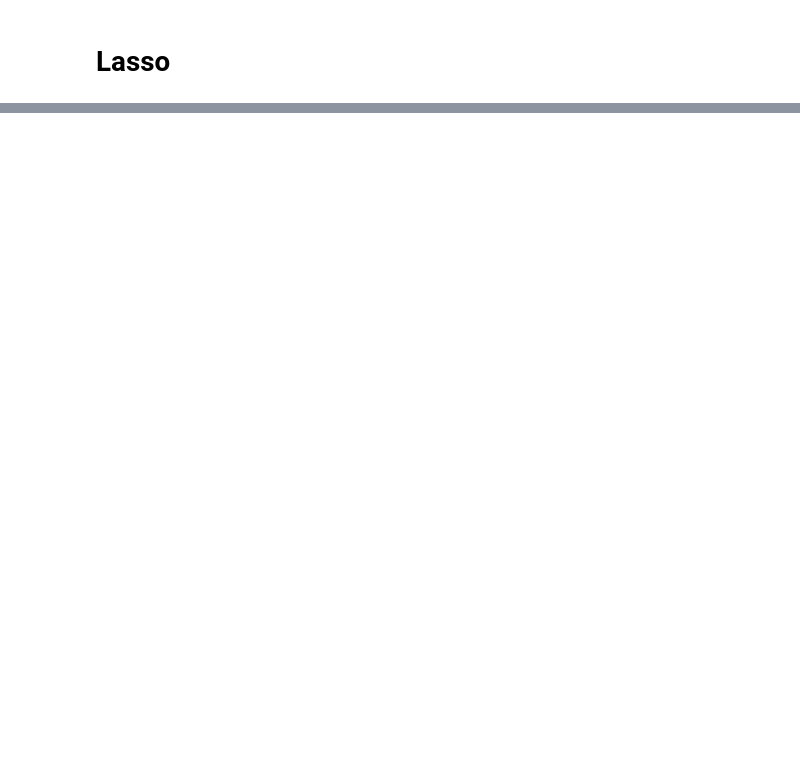
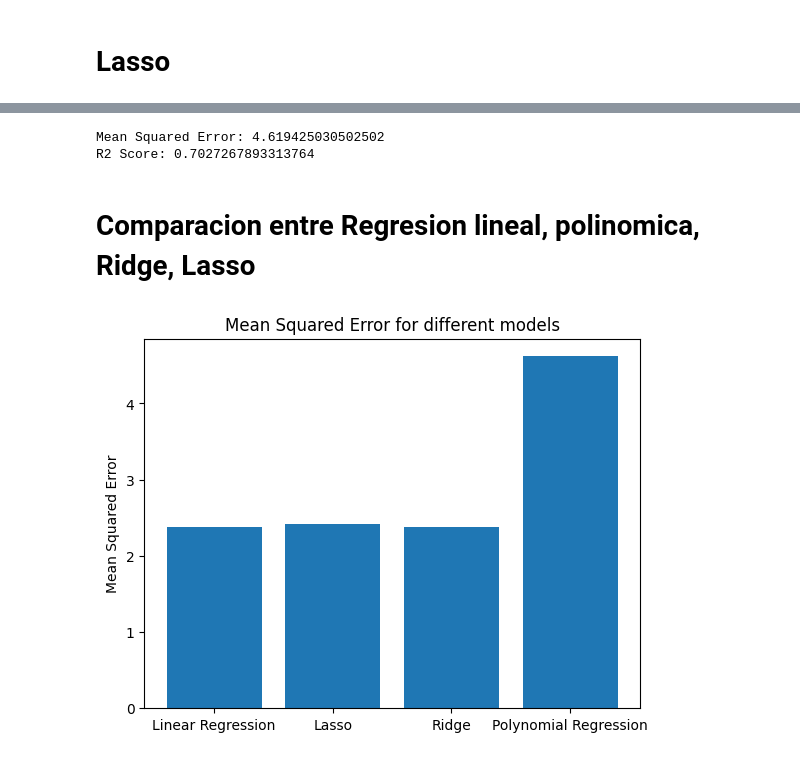
Before and after one commit to MatiasdeBuren/Final-Modelos-y-Simulacion, a Jupyter notebook: modelosFinal.ipynb, the cells around one changed output, grey strips where cells are left out. Cells and saved outputs as stored; diff of their text form; code cells hidden in the pictures; blank space fills up the shorter version.

```diff
--- a/modelosFinal.ipynb
+++ b/modelosFinal.ipynb
@@ -157,0 +302,23 @@ Gender_Male -0.0
+# %%
+PolynomialFeatures = PolynomialFeatures(2)
+X_poly = PolynomialFeatures.fit_transform(X)
+X_train, X_test, y_train, y_test = train_test_split(X_poly, y, test_size=0.2, random_state=42)
+model = sm.OLS(y_train, X_train).fit()
+predictions = model.predict(X_test)
+mse_polinomial = mean_squared_error(y_test, predictions)
+r2_polinomial = r2_score(y_test, predictions)
+coeficientes_polynomial = model.params[:len(x_train.columns)]
+print('Mean Squared Error:', mse_polinomial)
+print('R2 Score:', r2_polinomial)
+# %% [output]
+Mean Squared Error: 4.619425030502502
+R2 Score: 0.7027267893313764
+# %% [markdown]
+# Comparacion entre Regresion lineal, polinomica, Ridge, Lasso
+# %%
+plt.bar(['Linear Regression', 'Lasso', 'Ridge', 'Polynomial Regression'], [mse_regresion_lineal, mse_lasso, mse_ridge, mse_polinomial])
+plt.ylabel('Mean Squared Error')
+plt.title('Mean Squared Error for different models')
+plt.show()
+# %% [output]
+[figure, added]
```
Also changed, not shown: parts of 23 cells of this notebook.
